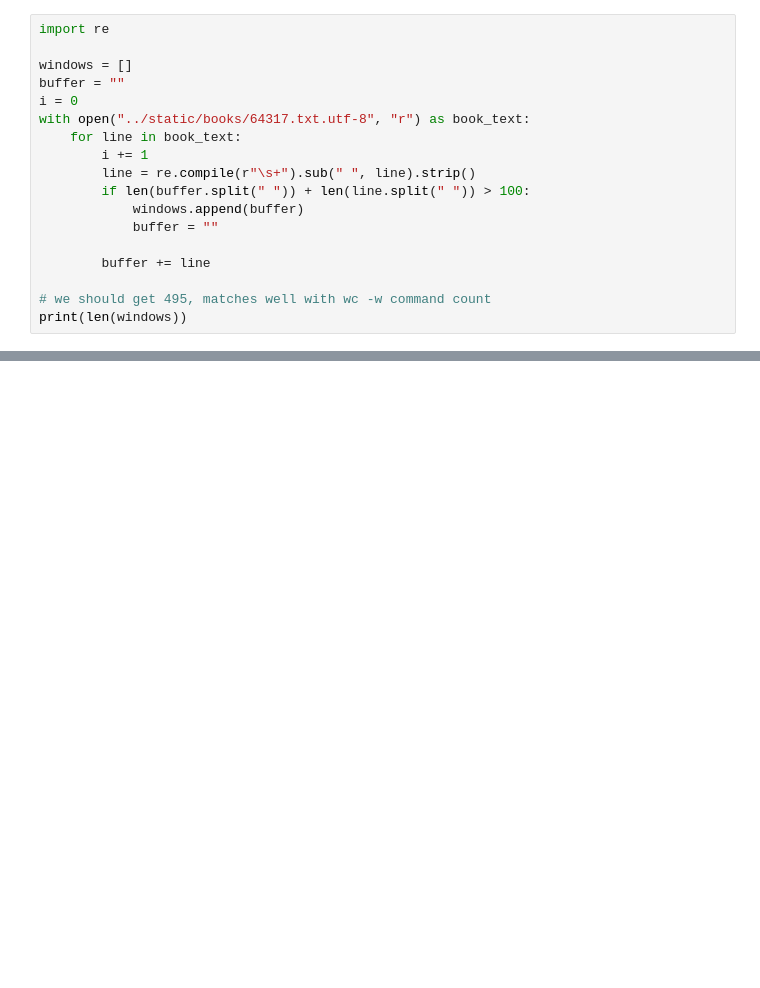
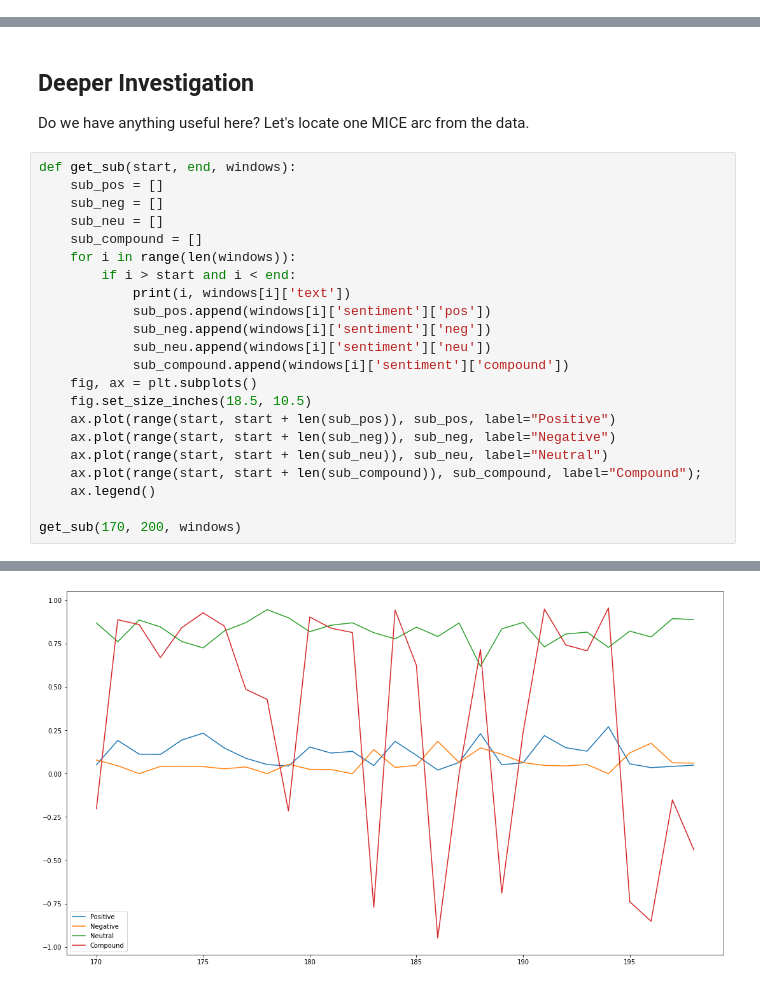
Before and after one commit to AhtiAhde/AnnotoolAFA, a Jupyter notebook: notebooks/Analytics.ipynb, the cells around one changed output, grey strips where cells are left out. Saved outputs shown, nothing was run; the diff lists cells and outputs as text; blank space fills up the shorter version.

```diff
--- a/notebooks/Analytics.ipynb
+++ b/notebooks/Analytics.ipynb
@@ -1,18 +0,0 @@
-# %%
-import re
-
-windows = []
-buffer = ""
-i = 0
-with open("../static/books/64317.txt.utf-8", "r") as book_text:
-    for line in book_text:
-        i += 1
-        line = re.compile(r"\s+").sub(" ", line).strip()
-        if len(buffer.split(" ")) + len(line.split(" ")) > 100:
-            windows.append(buffer)
-            buffer = ""
-
-        buffer += line
-
-# we should get 495, matches well with wc -w command count
-print(len(windows))
@@ -40,0 +73,27 @@ print(windows[100:105])
+# %% [markdown]
+## Deeper Investigation
+
+Do we have anything useful here? Let's locate one MICE arc from the data.
+# %%
+def get_sub(start, end, windows):
+    sub_pos = []
+    sub_neg = []
+    sub_neu = []
+    sub_compound = []
+    for i in range(len(windows)):
+        if i > start and i < end:
+            print(i, windows[i]['text'])
+            sub_pos.append(windows[i]['sentiment']['pos'])
+            sub_neg.append(windows[i]['sentiment']['neg'])
+            sub_neu.append(windows[i]['sentiment']['neu'])
+            sub_compound.append(windows[i]['sentiment']['compound'])
+    fig, ax = plt.subplots()
+    fig.set_size_inches(18.5, 10.5)
+    ax.plot(range(start, start + len(sub_pos)), sub_pos, label="Positive")
+    ax.plot(range(start, start + len(sub_neg)), sub_neg, label="Negative")
+    ax.plot(range(start, start + len(sub_neu)), sub_neu, label="Neutral")
+    ax.plot(range(start, start + len(sub_compound)), sub_compound, label="Compound");
+    ax.legend()
+
+get_sub(170, 200, windows)
+# %% [output]
@@ -40,0 +117 @@ print(windows[100:105])
+[figure, added]
```
Also changed, not shown: parts of 6 cells of this notebook.
